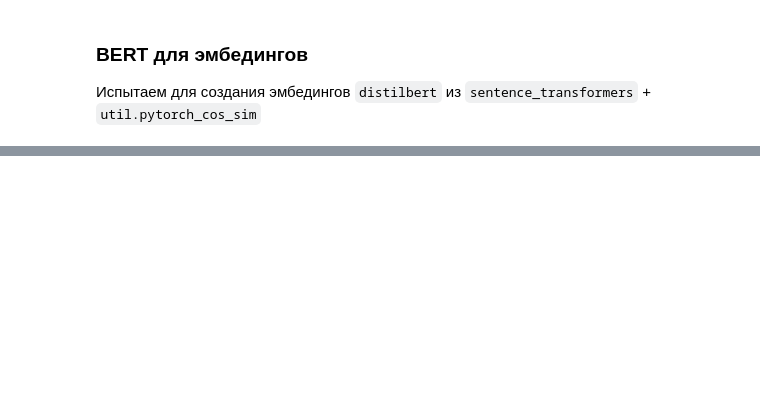
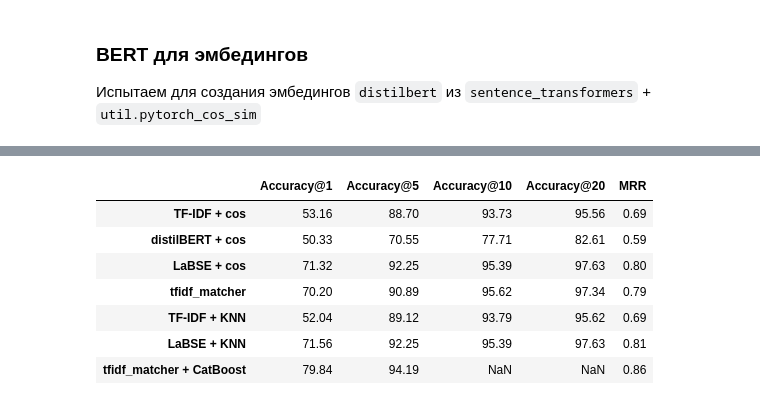
Before and after one commit to zdesia/data-competitions, a Jupyter notebook: Notebook/prosept-hack-notebook.ipynb, the cells around one changed output, grey strips where cells are left out. Drawn from its saved outputs; the diff is of its cells as text; code cells hidden in the pictures; blank space fills up the shorter version.

```diff
--- a/prosept-hack-notebook.ipynb
+++ b/Notebook/prosept-hack-notebook.ipynb
@@ -810,0 +1270,23 @@ results_table
+# %%
+results_table = pd.DataFrame([
+     [tfidf_cos_acc1, tfidf_cos_acc5, tfidf_cos_acc10, tfidf_cos_acc20, tfidf_cos_mrr10],
+     [bert_acc1, bert_acc5, bert_acc10, bert_acc20, bert_mrr10],
+     [labse_acc1, labse_acc5, labse_acc10, labse_acc20, labse_mrr10],
+     [tfidf_matcher_acc1, tfidf_matcher_acc5, tfidf_matcher_acc10,  tfidf_matcher_acc20, tfidf_matcher_mrr],
+    [knn_acc1, knn_acc5, knn_acc10, knn_acc20,  knn_mrr10],
+    [labse_knn_acc1, labse_knn_acc5, labse_knn_acc10,  labse_knn_acc20, labse_knn_mrr],
+    [cb_acc1, cb_acc5, cb_acc10,  cb_acc20, cb_mrr]
+                                ],
+                            columns=[ 'Accuracy@1', 'Accuracy@5', 'Accuracy@10', 'Accuracy@20','MRR'],
+                            index=['TF-IDF + cos', 'distilBERT + cos', 'LaBSE + cos', 'tfidf_matcher',
+                                   'TF-IDF + KNN', 'LaBSE + KNN', 'tfidf_matcher + CatBoost'])
+results_table
+# %% [output]
+|  | Accuracy@1 | Accuracy@5 | Accuracy@10 | Accuracy@20 | MRR |
+| TF-IDF + cos | 53.16 | 88.70 | 93.73 | 95.56 | 0.69 |
+| distilBERT + cos | 50.33 | 70.55 | 77.71 | 82.61 | 0.59 |
+| LaBSE + cos | 71.32 | 92.25 | 95.39 | 97.63 | 0.80 |
+| tfidf_matcher | 70.20 | 90.89 | 95.62 | 97.34 | 0.79 |
+| TF-IDF + KNN | 52.04 | 89.12 | 93.79 | 95.62 | 0.69 |
+| LaBSE + KNN | 71.56 | 92.25 | 95.39 | 97.63 | 0.81 |
+| tfidf_matcher + CatBoost | 79.84 | 94.19 | NaN | NaN | 0.86 |
```
Also changed, not shown: parts of 122 cells of this notebook, 7 other files.
